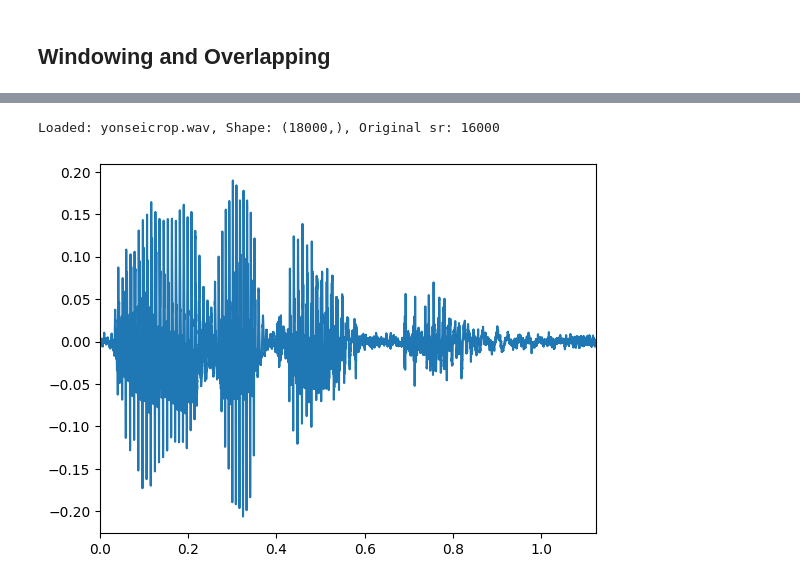
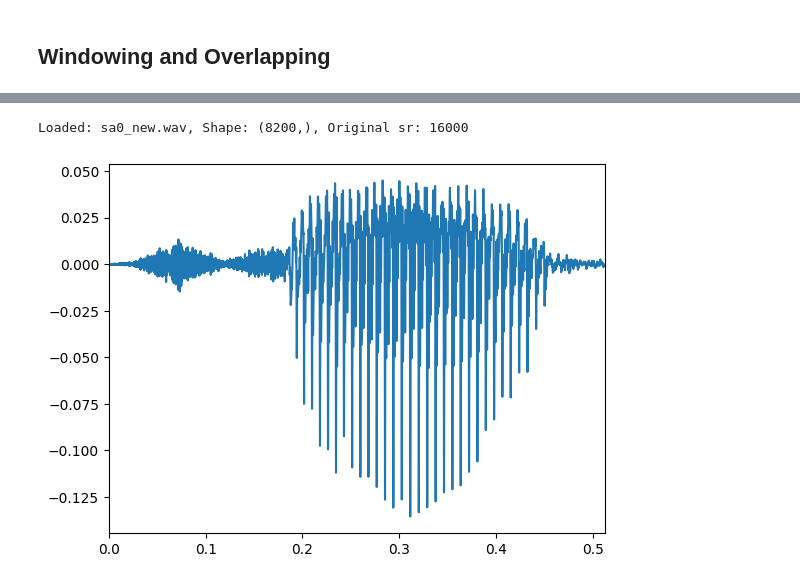
Before and after one commit to woongzip1/SATEST, a Jupyter notebook: SATEST 78.ipynb, the cells around one changed output, grey strips where cells are left out. Drawn from its saved outputs; the diff is of its cells as text; code cells hidden in the pictures.

```diff
--- a/SATEST 78.ipynb
+++ b/SATEST 78.ipynb
@@ -54,22 +54,23 @@ h3 = h+h2+np.roll(h2,25)
 # %%
 ###
 ### Read input waves
-file_path = "yonseicrop.wav"
+# file_path = "yonseicrop.wav"
+file_path = 'sa0_new.wav'
 
 ### Read Audio Files
 yr,ori_sr = lr.load(file_path,sr=sr)
 print(f"Loaded: {file_path}, Shape: {np.array(yr).shape}, Original sr: {ori_sr}")
 
 # Time axis
 time = np.linspace(0,len(yr),len(yr),endpoint=False)/sr
 plt.plot(time,yr)
 # plt.plot(yr)
 # plt.ylim(bottom=-0.135, top=0.05)
 plt.xlim(0,time[-1])
 plt.show()
 # %% [output]
-Loaded: yonseicrop.wav, Shape: (18000,), Original sr: 16000
+Loaded: sa0_new.wav, Shape: (8200,), Original sr: 16000
-[figure, old version]
+[figure, new version]
 # %%
 ### Frame Extractor
 ### Extract frames by windowing
```
Also changed, not shown: parts of 16 cells of this notebook, 3 other files.
